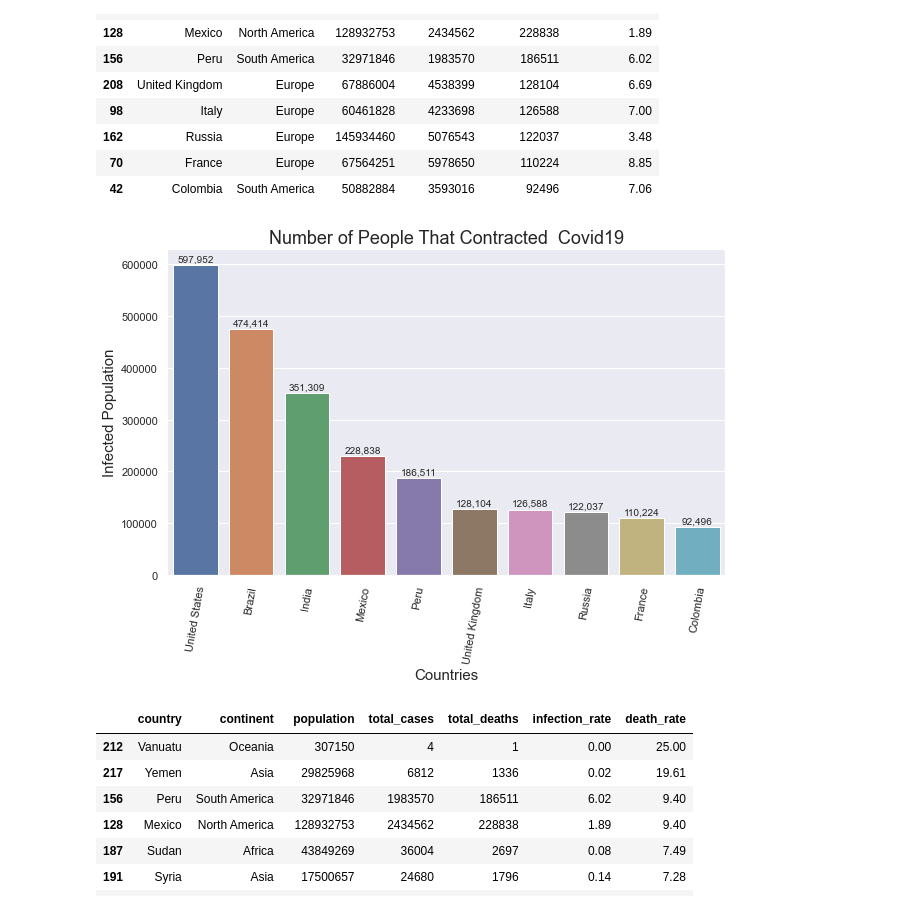
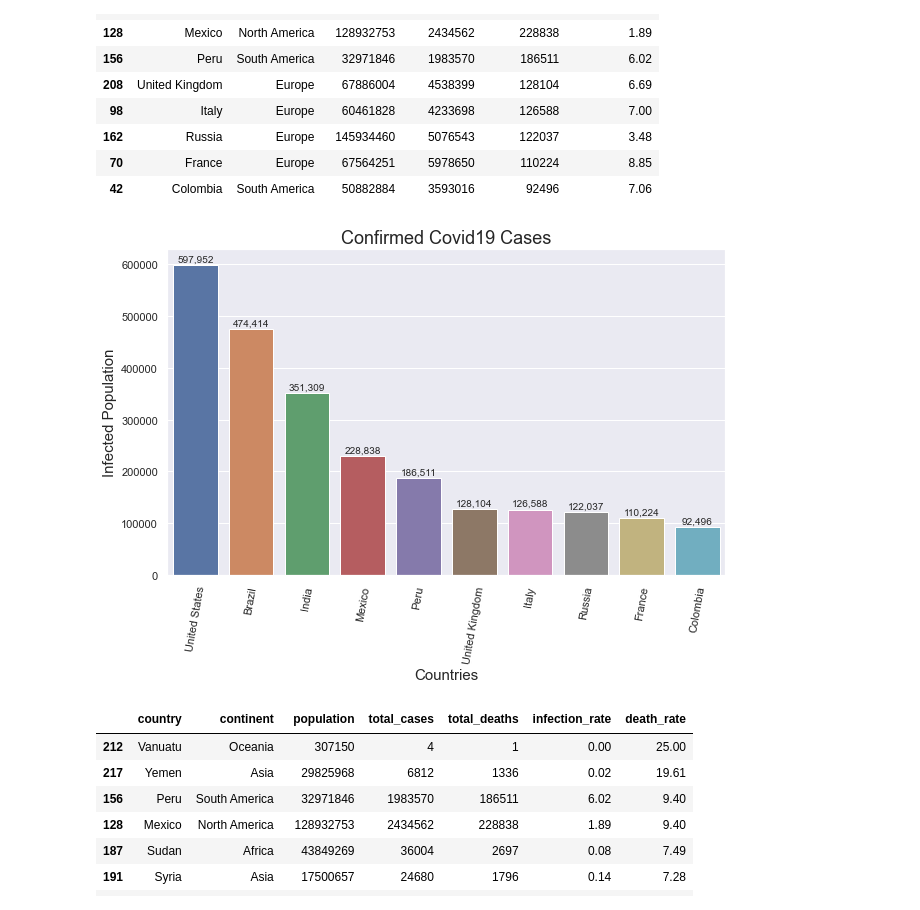
Before and after one commit to chineidu/Covid_eda, a Jupyter notebook: notebook.ipynb, the cells around one changed output. Cells and saved outputs as stored; diff of their text form; code cells hidden in the pictures.

```diff
--- a/notebook.ipynb
+++ b/notebook.ipynb
@@ -291,26 +293,26 @@ a
 # %%
 fig, ax = plt.subplots(figsize=(10, 6))
 
 sns.barplot(x='country', y='total_deaths', data=a, ax=ax)
 plt.tick_params(axis='x', labelrotation=80)
 plt.xlabel('Countries', size=15)
 plt.ylabel('Infected Population', size=15)
-plt.title('Number of People That Contracted  Covid19', size=18)
+plt.title('Confirmed Covid19 Cases', size=18)
 
 for bar in ax.patches:
     x = bar.get_x() + bar.get_width() / 2
     y = bar.get_height()
     ax.annotate(text=f"{round(y):,}",               # Format the text (value)
                 xy=(x, y),                          # (x, y)
                 xytext=(0, 6),                      # text position
                 ha='center',                        # horizontal alignment
                 va='center',                        # vertical alignment
                 size=10,                            # text size
                 textcoords='offset points')         # text coordinates
 
 plt.show()
 # %% [output]
-[figure, old version]
+[figure, new version]
 # %%
 # calculate the Covid death rate
 covid_deaths['death_rate'] = covid_deaths.apply(death_rate, axis='columns')
```
Also changed, not shown: parts of 15 cells of this notebook, 5 other files.
